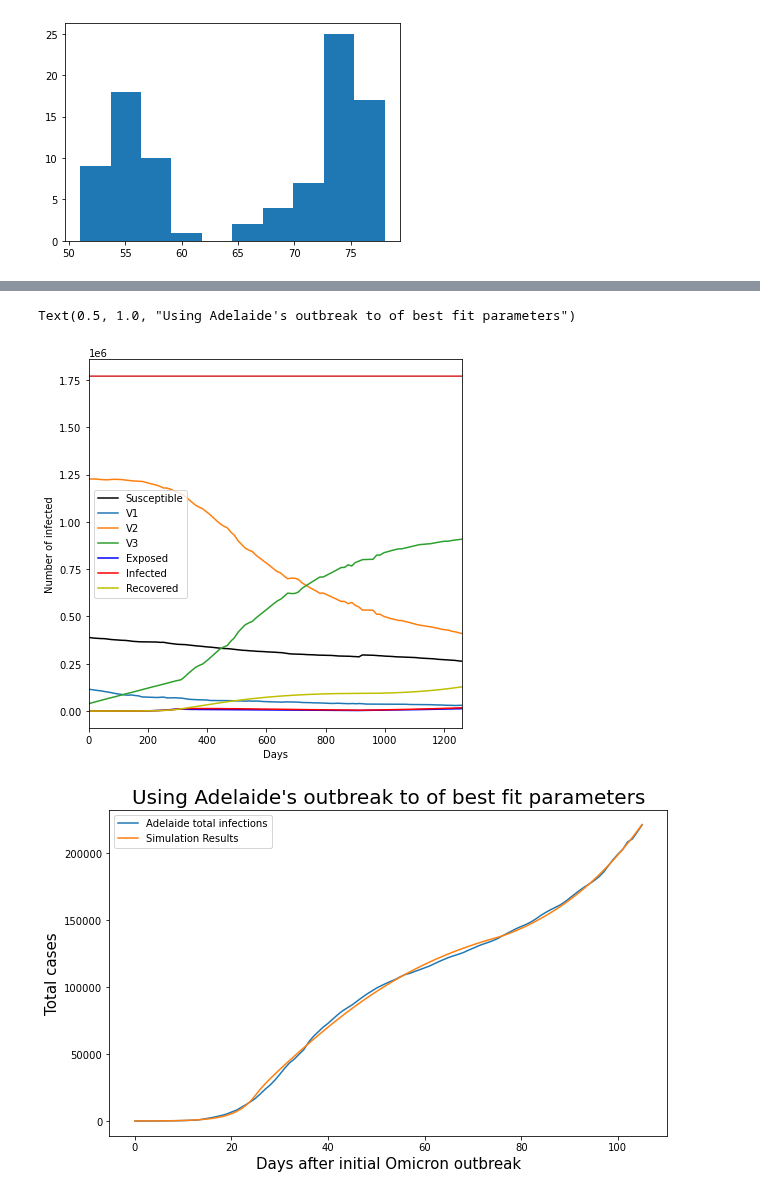
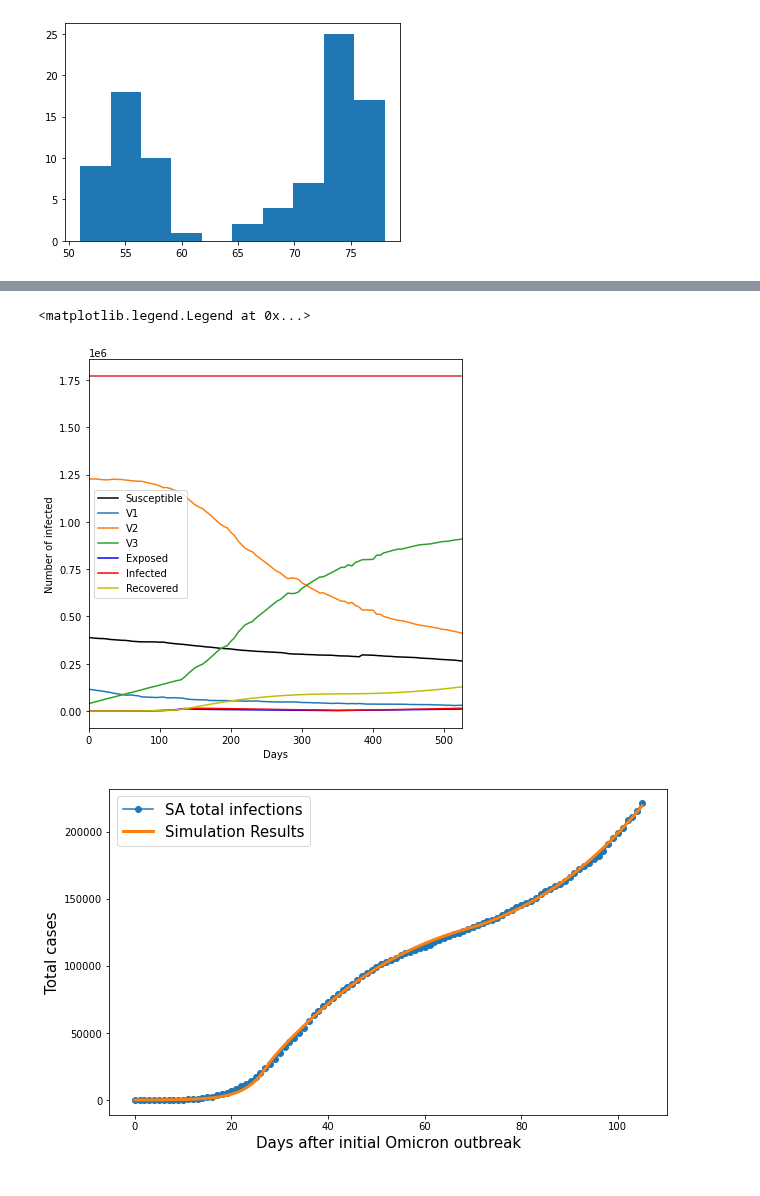
Before and after one commit to yuval-b/covid_thesis, a Jupyter notebook: 6. Modelling South Australia.ipynb, the cells around one changed output, grey strips where cells are left out. Drawn from its saved outputs; the diff is of its cells as text; code cells hidden in the pictures.

```diff
--- a/6. Modelling South Australia.ipynb
+++ b/6. Modelling South Australia.ipynb
@@ -257,7 +275,7 @@ def sveir(params,x,popn,changes, effic):
     return xdot, infected_daily
 # %%
 # The big one
-def dynamics(x_init,days,steps,a1,a2,a3,uptakes, effic, L, D):
+def dynamics(x_init,days,steps,a1,a2,a3,uptakes, effic, L, D, inflection_1,inflection_2):
     x = [x_init]
     day_infs = [0]
 
@@ -268,11 +286,11 @@ def dynamics(x_init,days,steps,a1,a2,a3,uptakes, effic, L, D):
     for day in range(days):
         #Step 1: try the different alphas
 
-        if day < 25:
+        if day < inflection_1:
             params[0] = a1
-        elif (day>= 25) and (day < 75):
+        elif (day>= inflection_1) and (day < inflection_2):
             params[0] = a2
-        elif day >=75:
+        elif day >=inflection_2:
             params[0] = a3
 
         #print(day,params)
@@ -309,7 +327,7 @@ def plotting(y):
     plt.xlim([0,steps*days])
     plt.tight_layout()
 # %%
-effic = [1-0.293, 1-0.128, 1-0.58]
+effic = [1-0.293, 1-0.126, 1-0.566]
 # Set the initial town values (when doing final simulations make sure this is accurate)
 popn = 1770000
 x_init = [1770000-(1380635+32+8),1380635-1264948,1264948-38710,38710,32,8,0]
@@ -317,17 +335,20 @@ x_init = [1770000-(1380635+32+8),1380635-1264948,1264948-38710,38710,32,8,0]
 # Set number of days for this simulation
 days = 105
 
-L = 2.5
+L = 2.43
+
+inflection_1, inflection_2 = 27,70
 
 # If fitting overall cases
-a1, a2,a3, D =0.97558821, 0.29647689, 0.54174642, 4.02110478
+a1, a2,a3, D = 0.95474459, 0.29760718, 0.53051565, 3.7781223
 
+#a1, a2,a3, D =0.80067035, 0.21220242, 0.41161347, 5.
 # If fitting daily cases
 #a1, a2,a3, D = 2.21435632, 1.27734592, 1.92716264, 1.
 
 params = [a1, 1/L, 1/D]
 
-steps = 12
+steps = 5
 
 # Call the function (just once)
-y, day_infs, popul = dynamics(x_init,days,steps,a1,a2,a3,uptakes,effic, L, D)
+y, day_infs, popul = dynamics(x_init,days,steps,a1,a2,a3,uptakes,effic, L, D,inflection_1,inflection_2)
@@ -334,25 +366,25 @@ y, day_infs, popul = dynamics(x_init,days,steps,a1,a2,a3,uptakes,effic, L, D)
 # %%
 plotting(y)
 plt.plot(popul)
 plt.figure(figsize = (10,6))
 #x = [i/5 for i in range(5*105)]
 #plt.plot(x,datt)
-plt.plot(saht, label = 'Adelaide total infections')
-plt.plot(day_infs, label = 'Simulation Results')
+plt.plot(saht, marker = 'o', label = 'SA total infections')
+plt.plot(day_infs, label = 'Simulation Results', linewidth = 3)
 plt.ylabel('Total cases', size = 15)
 plt.xlabel('Days after initial Omicron outbreak', size = 15)
-plt.legend()
-plt.title('Using Adelaide\'s outbreak to of best fit parameters', size =20)
+plt.legend(fontsize = 15)
+#plt.title('Using Adelaide\'s outbreak to of best fit parameters', size =20)
 plt.figure(figsize = (10,6))
 #x = [i/5 for i in range(5*105)]
 #plt.plot(x,datt)
-plt.plot(list(np.log(saht))[1:], label = 'Adelaide total infections')
-plt.plot(list(np.log(day_infs))[1:], label = 'Simulation Results')
+plt.plot(list(np.log(saht))[1:], marker = 'o', label = 'SA total infections')
+plt.plot(list(np.log(day_infs))[1:], label = 'Simulation Results', linewidth = 3)
 plt.ylabel('Log(Total cases)', size = 15)
 plt.xlabel('Days after initial Omicron outbreak', size = 15)
-plt.legend()
-plt.title('Using Adelaide\'s outbreak to of best fit parameters', size =20)
+plt.legend(fontsize = 15)
+#plt.title('Using Adelaide\'s outbreak to of best fit parameters', size =20)
 # %% [output]
-Text(0.5, 1.0, "Using Adelaide's outbreak to of best fit parameters")
+<matplotlib.legend.Legend at 0x...>
-[figure, old version]
+[figure, new version]
-[figure, old version]
+[figure, new version]
```
Also changed, not shown: parts of 24 cells of this notebook.
